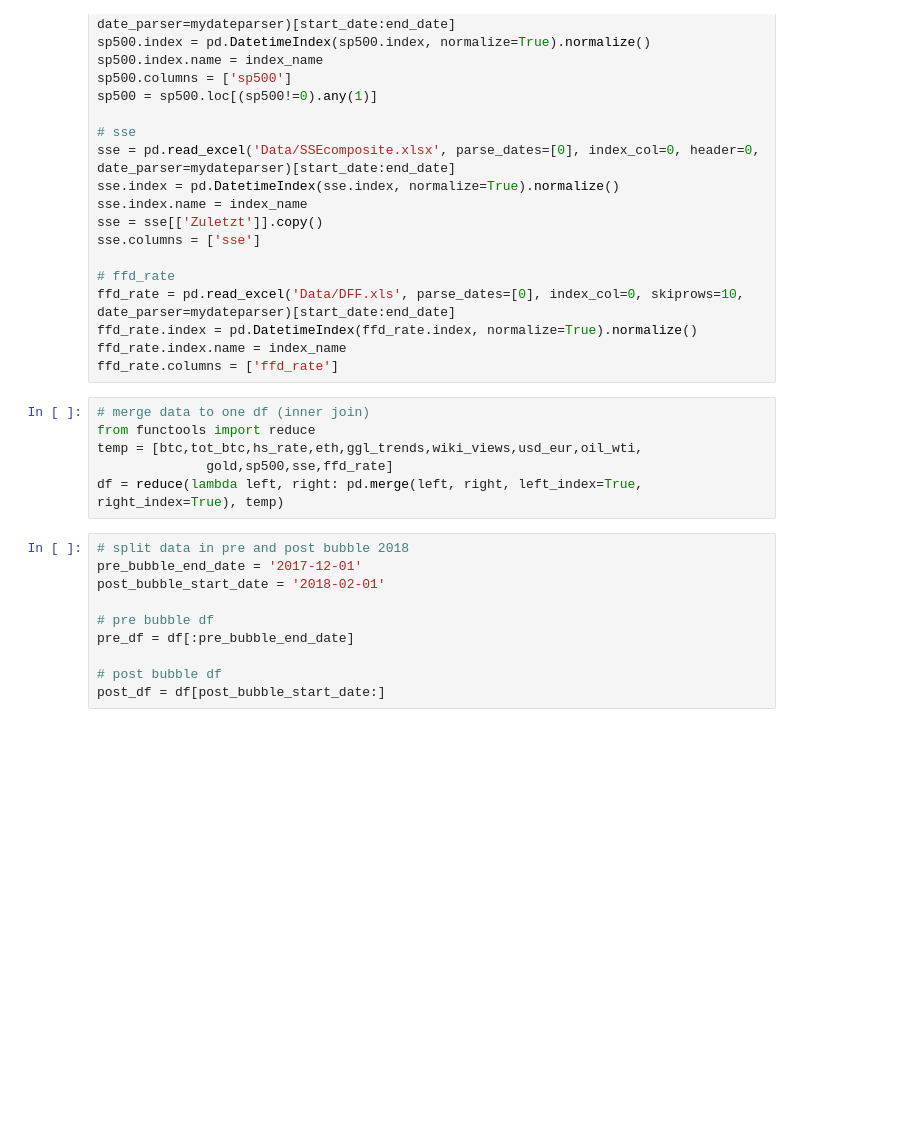
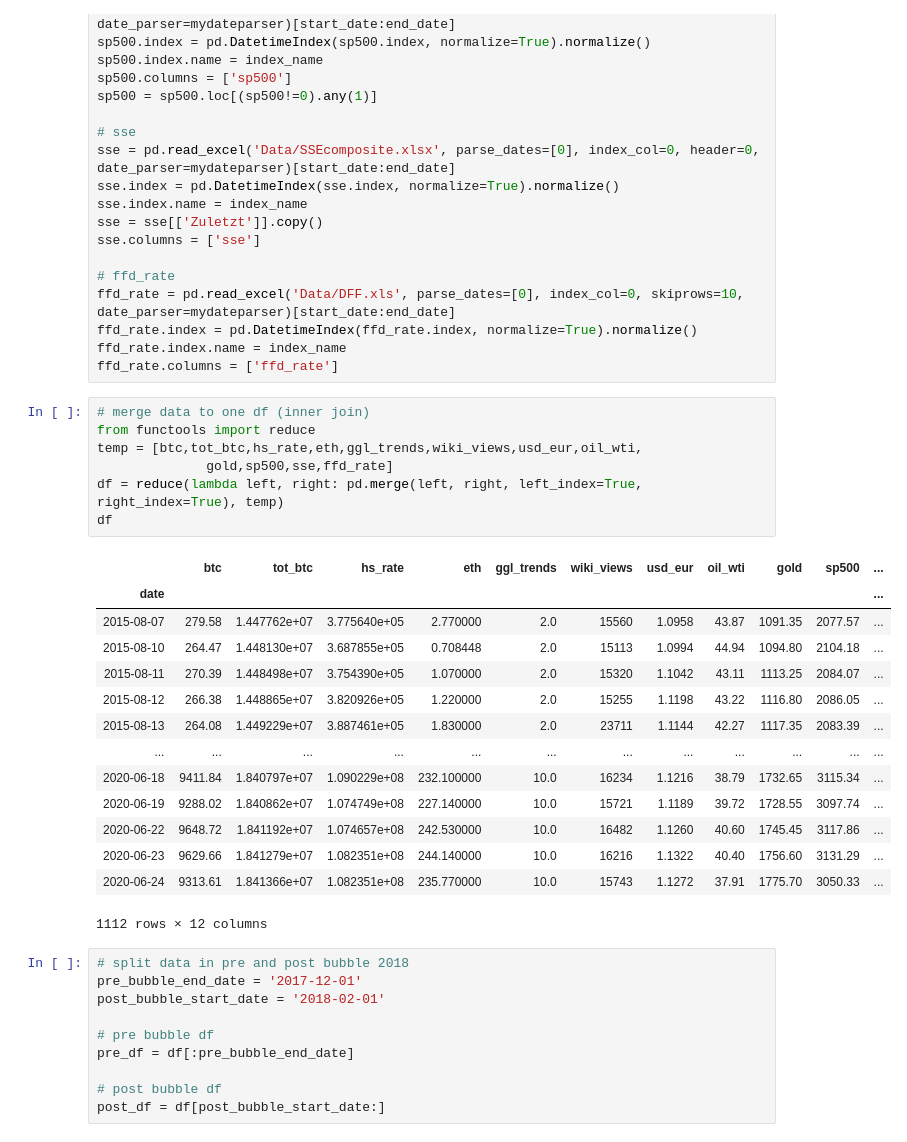
Before and after one commit to jochenmadler/BA_TimeSeriesAnalysis, a Jupyter notebook: M4.ipynb, the cells around one changed output. Cells and saved outputs as stored; diff of their text form; blank space fills up the shorter version.

```diff
--- a/M4.ipynb
+++ b/M4.ipynb
@@ -113,9 +113,25 @@ ffd_rate.columns = ['ffd_rate']
 # %%
 # merge data to one df (inner join)
 from functools import reduce
 temp = [btc,tot_btc,hs_rate,eth,ggl_trends,wiki_views,usd_eur,oil_wti,
               gold,sp500,sse,ffd_rate]
 df = reduce(lambda left, right: pd.merge(left, right, left_index=True, right_index=True), temp)
+df
+# %% [output]
+|  | btc | tot_btc | hs_rate | eth | ggl_trends | wiki_views | usd_eur | oil_wti | gold | sp500 | ... |
+| date |  |  |  |  |  |  |  |  |  |  | ... |
+| 2015-08-07 | 279.58 | 1.447762e+07 | 3.775640e+05 | 2.770000 | 2.0 | 15560 | 1.0958 | 43.87 | 1091.35 | 2077.57 | ... |
+| 2015-08-10 | 264.47 | 1.448130e+07 | 3.687855e+05 | 0.708448 | 2.0 | 15113 | 1.0994 | 44.94 | 1094.80 | 2104.18 | ... |
+| 2015-08-11 | 270.39 | 1.448498e+07 | 3.754390e+05 | 1.070000 | 2.0 | 15320 | 1.1042 | 43.11 | 1113.25 | 2084.07 | ... |
+| 2015-08-12 | 266.38 | 1.448865e+07 | 3.820926e+05 | 1.220000 | 2.0 | 15255 | 1.1198 | 43.22 | 1116.80 | 2086.05 | ... |
+| 2015-08-13 | 264.08 | 1.449229e+07 | 3.887461e+05 | 1.830000 | 2.0 | 23711 | 1.1144 | 42.27 | 1117.35 | 2083.39 | ... |
+| ... | ... | ... | ... | ... | ... | ... | ... | ... | ... | ... | ... |
+| 2020-06-18 | 9411.84 | 1.840797e+07 | 1.090229e+08 | 232.100000 | 10.0 | 16234 | 1.1216 | 38.79 | 1732.65 | 3115.34 | ... |
+| 2020-06-19 | 9288.02 | 1.840862e+07 | 1.074749e+08 | 227.140000 | 10.0 | 15721 | 1.1189 | 39.72 | 1728.55 | 3097.74 | ... |
+| 2020-06-22 | 9648.72 | 1.841192e+07 | 1.074657e+08 | 242.530000 | 10.0 | 16482 | 1.1260 | 40.60 | 1745.45 | 3117.86 | ... |
+| 2020-06-23 | 9629.66 | 1.841279e+07 | 1.082351e+08 | 244.140000 | 10.0 | 16216 | 1.1322 | 40.40 | 1756.60 | 3131.29 | ... |
+| 2020-06-24 | 9313.61 | 1.841366e+07 | 1.082351e+08 | 235.770000 | 10.0 | 15743 | 1.1272 | 37.91 | 1775.70 | 3050.33 | ... |
+1112 rows × 12 columns
 # %%
 # split data in pre and post bubble 2018
 pre_bubble_end_date = '2017-12-01'
```
Also changed, not shown: parts of 33 cells of this notebook, 24 other files.
